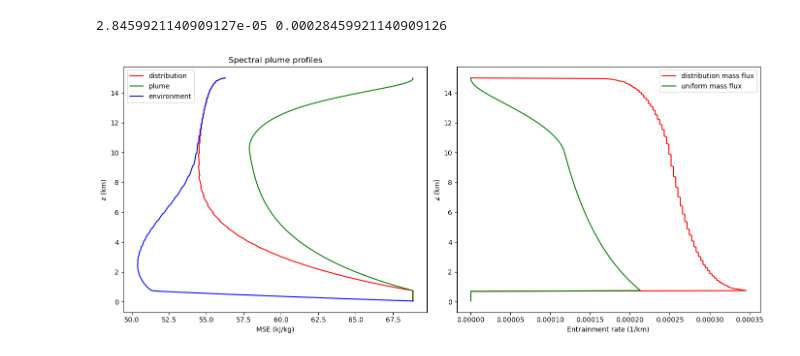
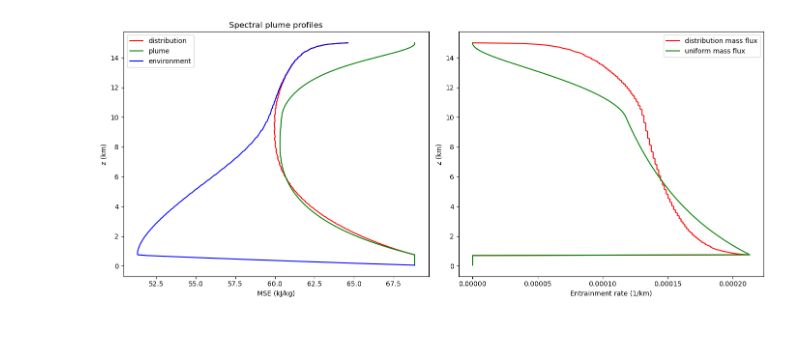
Before and after one commit to dongqi-DQ/plume_models, a Jupyter notebook: mass_flux_gamma.ipynb, the cells around one changed output. Saved outputs shown, nothing was run; the diff lists cells and outputs as text; code cells hidden in the pictures.

Commit message:
update 10th percentile

```diff
--- a/mass_flux_gamma.ipynb
+++ b/mass_flux_gamma.ipynb
@@ -673,8 +673,10 @@ def spectral_plume_skew(model_type="precip",T_base = 300., qt_base = None, p_bas
 
     ## in this case np.trapz(mb_spec, ent_spec) should be equal to the total mass flux at cloud base (P)
     ent_p_dist = np.zeros_like(z)
+    ent_p10_dist = np.zeros_like(z)
     for i in range(len(z)):
         mass_sum = 0.0
+        contribution = []
         # required mass flux at this height
         M_target = P/const.P0 * M[i]
         ## No entrainment below the cloud base
@@ -683,12 +685,19 @@ def spectral_plume_skew(model_type="precip",T_base = 300., qt_base = None, p_bas
             continue
         for k in range(len(ent_spec)):
 
-            contribution = ( mb_spec[k]  * np.exp(ent_spec[k] * (z[i] - z_lcl))  * np.diff(ent_spec)[0] )
+            d_contribution = ( mb_spec[k]  * np.exp(ent_spec[k] * (z[i] - z_lcl))  * np.diff(ent_spec)[0] )
 
-            mass_sum += contribution
+            mass_sum += d_contribution
+            contribution.append(d_contribution)
 
             if mass_sum >= M_target:
                 ent_p_dist[i] = ent_spec[k]
+                ## take the 10th percentile based on the distribution
+                k_cut = k
+                ent_cut = ent_spec[:k_cut+1]
+                cdf_cut = np.cumsum(np.array(contribution))
+                cdf_cut /= cdf_cut[-1]
+                ent_p10_dist[i] = np.interp( 0.10, cdf_cut, ent_cut )
                 break
 
     ## Initialize arrays to hold plume properties
@@ -861,7 +870,7 @@ def spectral_plume_skew(model_type="precip",T_base = 300., qt_base = None, p_bas
                             dent_dist = 0.
                         h[i+1] = h[i] - ent_p[i]*( h[i] - h_env[i] ) *( z[i+1]-z[i] ) - (h[0] - h[i])*dent/(1+eta*ent_p[i]*(z[i]-z_lcl))
                         ## about extreme?
-                        ent_ext = ent_p_dist[zi_lcl+1]*0.1
+                        ent_ext = ent_p10_dist[zi_lcl+1]#ent_p_dist[zi_lcl+1]*0.1
                         h_ext[i+1] = h_ext[i] - ent_ext*( h_ext[i] - h_env[i] ) *( z[i+1]-z[i] )
 
                         # MS - Integrate a spectrum of plumes
@@ -1083,7 +1092,6 @@ def spectral_plume_skew(model_type="precip",T_base = 300., qt_base = None, p_bas
 # %%
 if __name__ == "__main__":
     output = spectral_plume_skew(model_type="precip",P=3,z_lcl=700,get_plane = False,
-                                 plotting=True, save_data=False,mprofile="cos",skew_type = "normal_narrow")
+                                 plotting=True, save_data=False,mprofile="cos",skew_type = "normal")
 # %% [output]
-2.8459921140909127e-05 0.00028459921140909126
-[figure, old version]
+[figure, new version]
```
Also changed, not shown: parts of 3 cells of this notebook, 6 other files.
